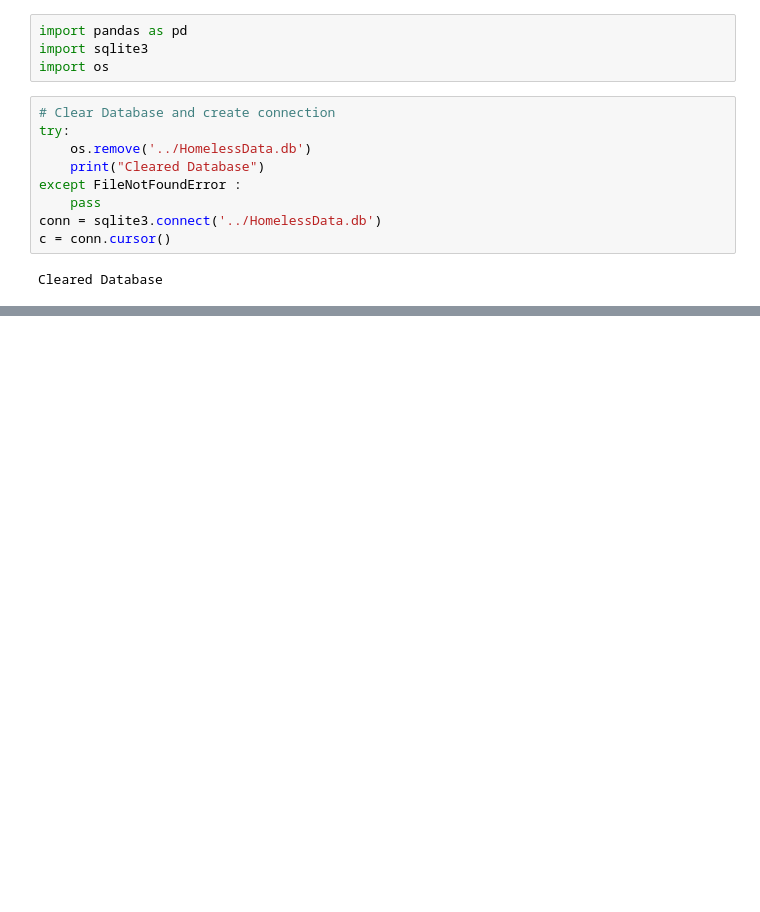
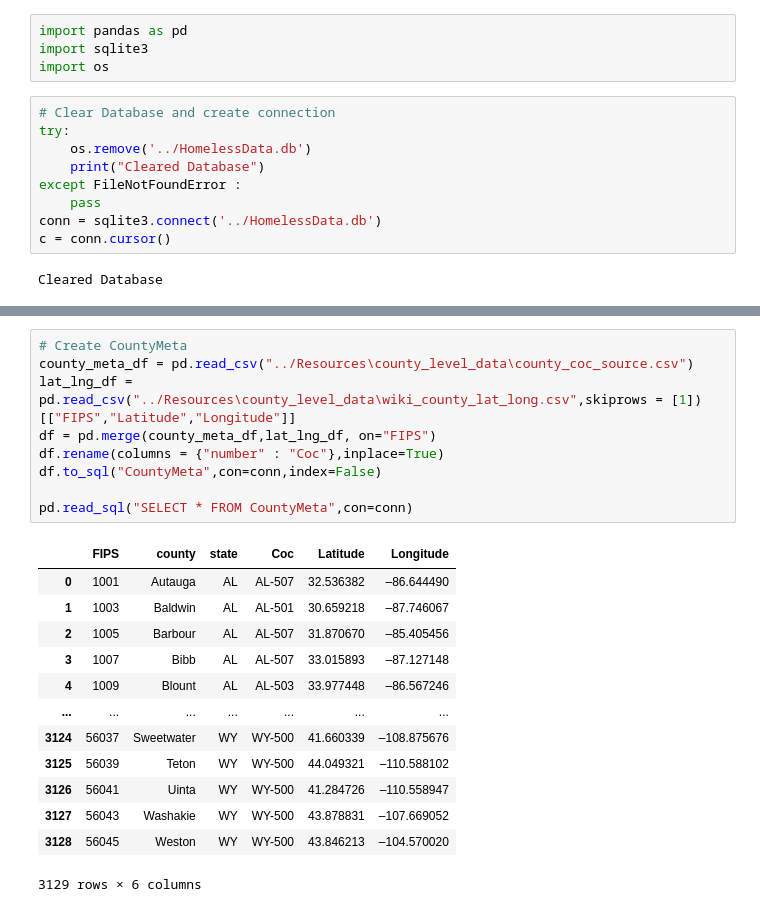
Before and after one commit to smsheehan/Class_Project, a Jupyter notebook: scripts/DatabaseCreation.ipynb, the cells around one changed output, grey strips where cells are left out. Cells and saved outputs as stored; diff of their text form; blank space fills up the shorter version.

```diff
--- a/scripts/DatabaseCreation.ipynb
+++ b/scripts/DatabaseCreation.ipynb
@@ -143,0 +145,23 @@ grouped_df
+# %%
+# Create CountyMeta
+county_meta_df = pd.read_csv("../Resources\county_level_data\county_coc_source.csv")
+lat_lng_df = pd.read_csv("../Resources\county_level_data\wiki_county_lat_long.csv",skiprows = [1])[["FIPS","Latitude","Longitude"]]
+df = pd.merge(county_meta_df,lat_lng_df, on="FIPS")
+df.rename(columns = {"number" : "Coc"},inplace=True)
+df.to_sql("CountyMeta",con=conn,index=False)
+
+pd.read_sql("SELECT * FROM CountyMeta",con=conn)
+# %% [output]
+|  | FIPS | county | state | Coc | Latitude | Longitude |
+| 0 | 1001 | Autauga | AL | AL-507 | 32.536382 | –86.644490 |
+| 1 | 1003 | Baldwin | AL | AL-501 | 30.659218 | –87.746067 |
+| 2 | 1005 | Barbour | AL | AL-507 | 31.870670 | –85.405456 |
+| 3 | 1007 | Bibb | AL | AL-507 | 33.015893 | –87.127148 |
+| 4 | 1009 | Blount | AL | AL-503 | 33.977448 | –86.567246 |
+| ... | ... | ... | ... | ... | ... | ... |
+| 3124 | 56037 | Sweetwater | WY | WY-500 | 41.660339 | –108.875676 |
+| 3125 | 56039 | Teton | WY | WY-500 | 44.049321 | –110.588102 |
+| 3126 | 56041 | Uinta | WY | WY-500 | 41.284726 | –110.558947 |
+| 3127 | 56043 | Washakie | WY | WY-500 | 43.878831 | –107.669052 |
+| 3128 | 56045 | Weston | WY | WY-500 | 43.846213 | –104.570020 |
+3129 rows × 6 columns
```
Also changed, not shown: parts of 11 cells of this notebook.
